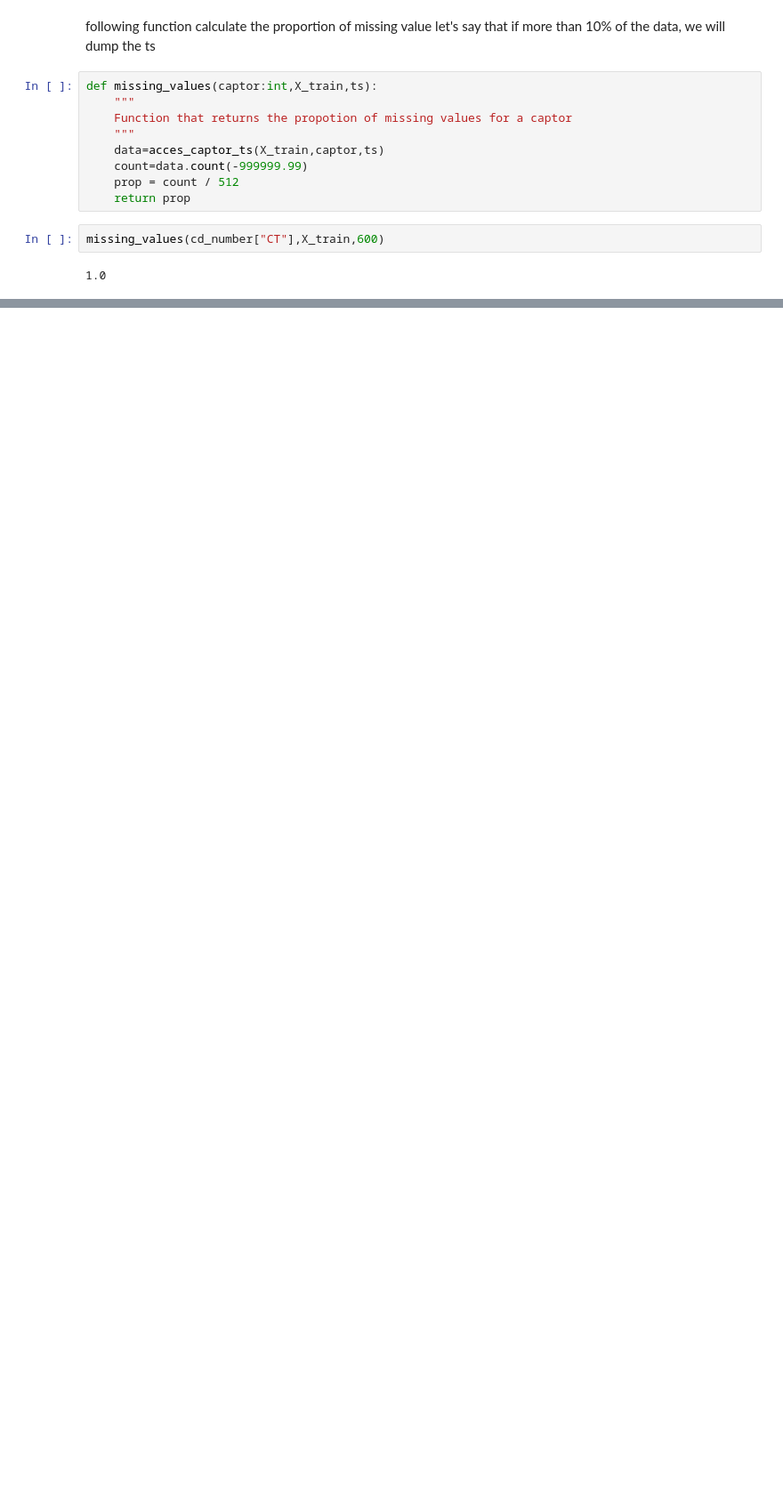
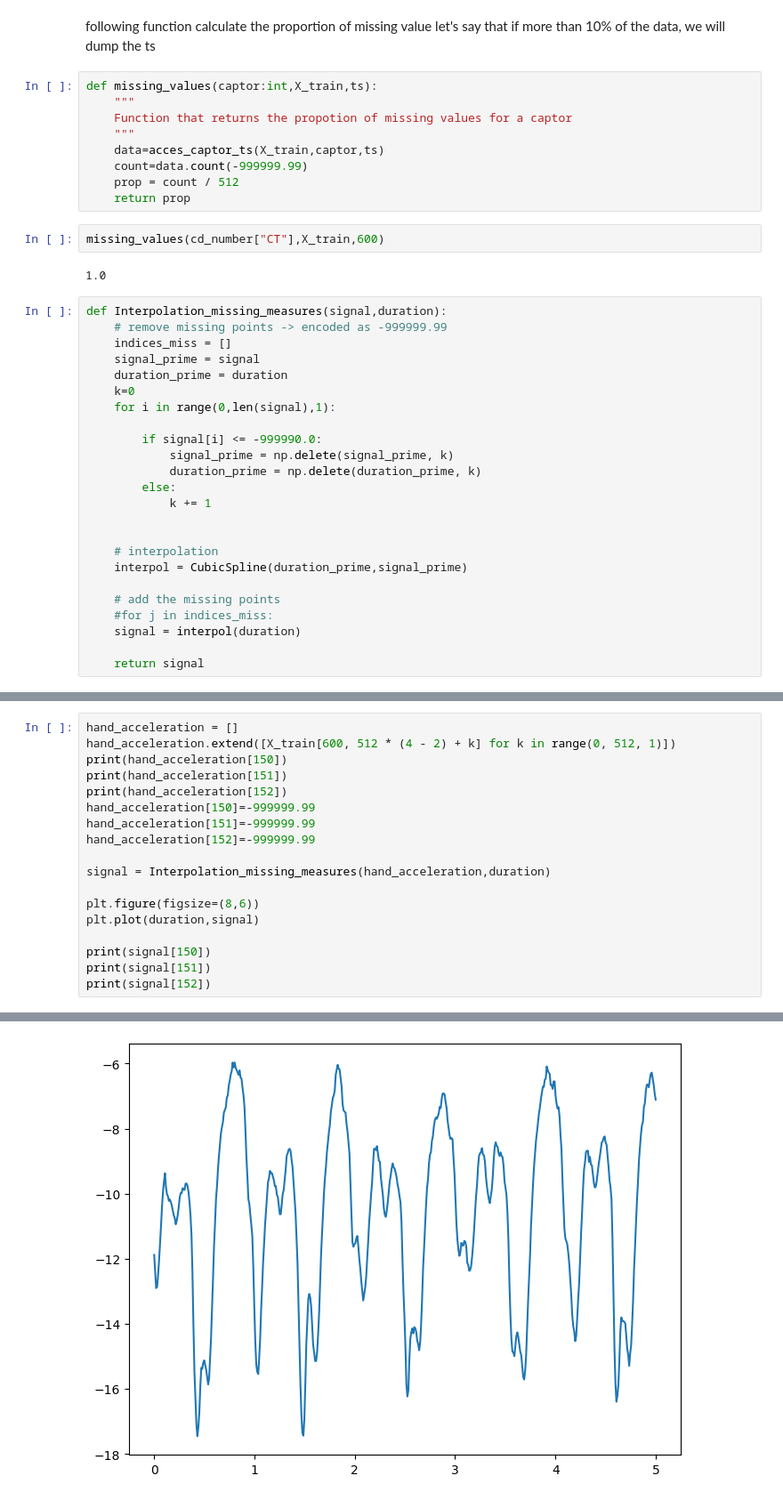
Before and after one commit to diegolall/ml_p3, a Jupyter notebook: tests.ipynb, the cells around one changed output, grey strips where cells are left out. Shown at 89% size. Saved outputs shown, nothing was run; the diff lists cells and outputs as text; blank space fills up the shorter version.

Commit message:
Interpolation

```diff
--- a/tests.ipynb
+++ b/tests.ipynb
@@ -304,3 +304,27 @@ def missing_values(captor:int,X_train,ts):
 missing_values(cd_number["CT"],X_train,600)
 # %% [output]
 1.0
+# %%
+def Interpolation_missing_measures(signal,duration):
+    # remove missing points -> encoded as -999999.99
+    indices_miss = []
+    signal_prime = signal
+    duration_prime = duration
+    k=0
+    for i in range(0,len(signal),1):
+
+        if signal[i] <= -999990.0:
+            signal_prime = np.delete(signal_prime, k)
+            duration_prime = np.delete(duration_prime, k)
+        else:
+            k += 1
+
+
+    # interpolation
+    interpol = CubicSpline(duration_prime,signal_prime)
+
+    # add the missing points
+    #for j in indices_miss:
+    signal = interpol(duration)
+
+    return signal
@@ -306,0 +335,19 @@ missing_values(cd_number["CT"],X_train,600)
+# %%
+hand_acceleration = []
+hand_acceleration.extend([X_train[600, 512 * (4 - 2) + k] for k in range(0, 512, 1)])
+print(hand_acceleration[150])
+print(hand_acceleration[151])
+print(hand_acceleration[152])
+hand_acceleration[150]=-999999.99
+hand_acceleration[151]=-999999.99
+hand_acceleration[152]=-999999.99
+
+signal = Interpolation_missing_measures(hand_acceleration,duration)
+
+plt.figure(figsize=(8,6))
+plt.plot(duration,signal)
+
+print(signal[150])
+print(signal[151])
+print(signal[152])
+# %% [output]
@@ -306,0 +360 @@ missing_values(cd_number["CT"],X_train,600)
+[figure, added]
```
Also changed, not shown: parts of 4 cells of this notebook.
